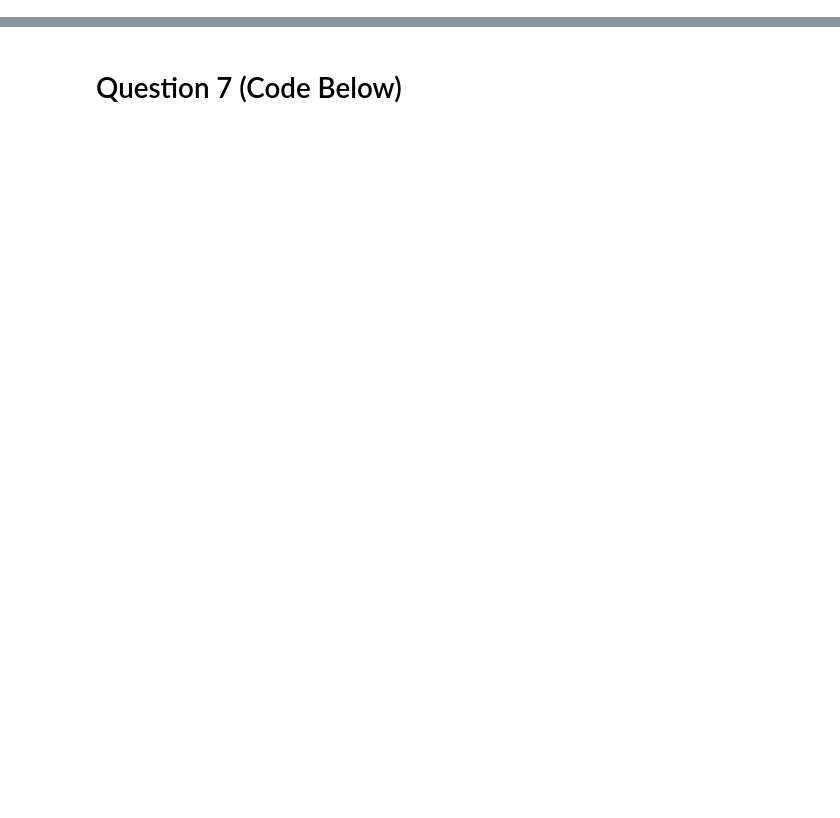
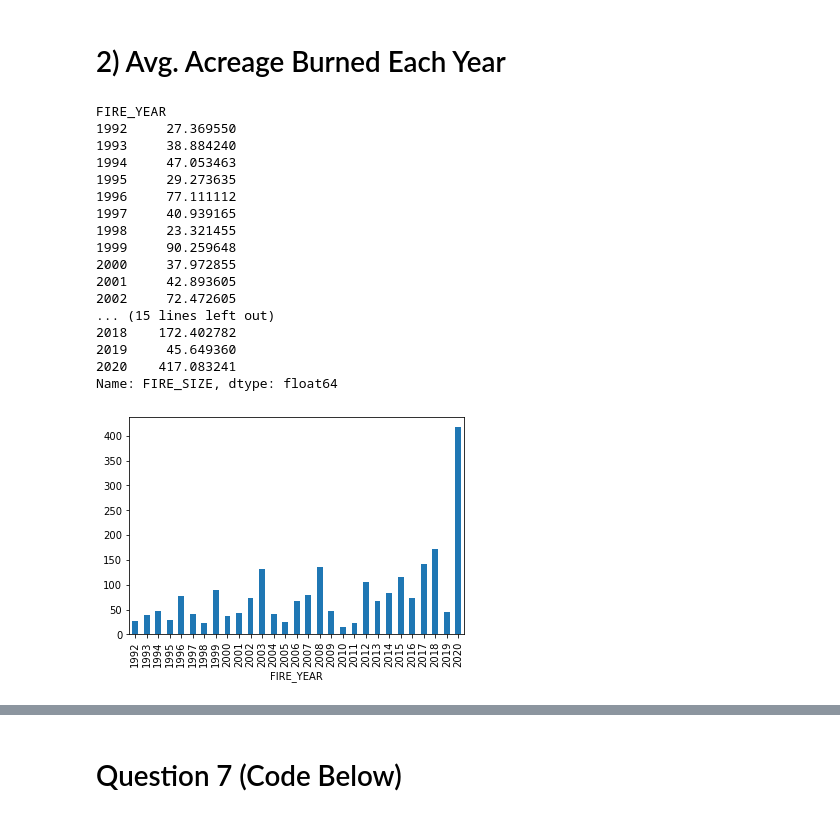
Before and after one commit to jakesb27/UCI_Project_1_GJW, a Jupyter notebook: California Fires.ipynb, the cells around one changed output, grey strips where cells are left out. Cells and saved outputs as stored; diff of their text form; code cells hidden in the pictures; blank space fills up the shorter version.

```diff
--- a/California Fires.ipynb
+++ b/California Fires.ipynb
@@ -38,0 +42,25 @@ plt.show()
+# %% [markdown]
+# 2) Avg. Acreage Burned Each Year
+# %%
+acres_burned = ca_fire_data.groupby('FIRE_YEAR').mean()['FIRE_SIZE']
+acres_burned.plot(kind='bar')
+acres_burned
+# %% [output]
+FIRE_YEAR
+1992     27.369550
+1993     38.884240
+1994     47.053463
+1995     29.273635
+1996     77.111112
+1997     40.939165
+1998     23.321455
+1999     90.259648
+2000     37.972855
+2001     42.893605
+2002     72.472605
+... (15 lines left out)
+2018    172.402782
+2019     45.649360
+2020    417.083241
+Name: FIRE_SIZE, dtype: float64
+[figure, added]
```
Also changed, not shown: parts of 17 cells of this notebook, 1 other file.
